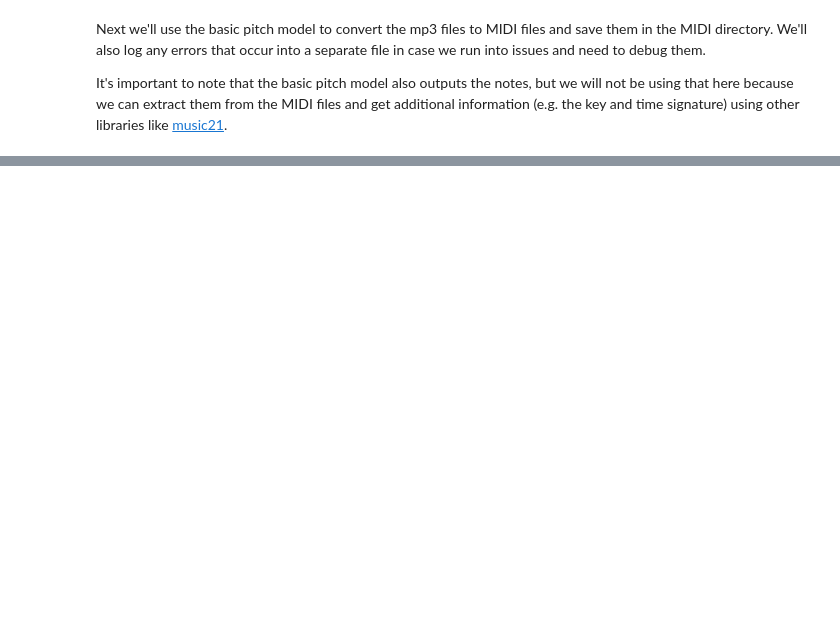
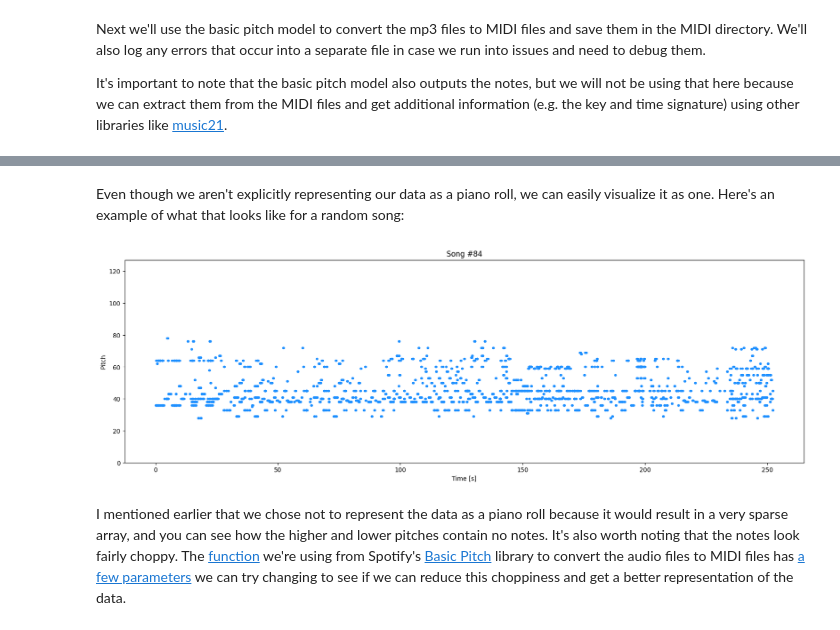
Before and after one commit to MacalusoJeff/Making-Math-Rock, a Jupyter notebook: MMR - Blog Post.ipynb, the cells around one changed output, grey strips where cells are left out. Saved outputs shown, nothing was run; the diff lists cells and outputs as text; code cells hidden in the pictures; blank space fills up the shorter version.

```diff
--- a/MMR - Blog Post.ipynb
+++ b/MMR - Blog Post.ipynb
@@ -56,14 +42,15 @@ We'll start with some library imports and then grab the paths to the MP3 files w
 # %%
 import os
 import numpy as np
+import pandas as pd
 import tensorflow as tf
 from basic_pitch import inference as basic_pitch_inference
 from basic_pitch import ICASSP_2022_MODEL_PATH  # Recommended when predicting for multiple songs
 
 # Set up the directories
 cwd = os.getcwd()
-mp3_directory = os.path.join(cwd, "Data/Songs/")
-midi_directory = os.path.join(cwd, "Data/MIDIs/")
+mp3_directory = os.path.join(cwd, "Data\\Songs\\")
+midi_directory = os.path.join(cwd, "Data\\MIDIs\\")
 
 # Rename all mp3s to numbers
 mp3_index = 0
@@ -90,4 +77,5 @@ for root, dirs, files in os.walk(mp3_directory):
             mp3s.append(filepath)
 
 # Remove mp3s that have already been converted
-mp3s = [mp3 for mp3 in mp3s if mp3.replace(".mp3", ".mid").replace("/Songs/", "/MIDIs/") not in midis]
+mp3s = [mp3 for mp3 in mp3s if mp3.replace(".mp3", ".mid").replace("\\Songs\\", "\\MIDIs\\") not in midis]
+print(f"Converting {len(mp3s)} mp3s to MIDI files...")
@@ -98,17 +88,16 @@ It's important to note that the basic pitch model also outputs the notes, but we
 # %%
 # Iterate through the mp3s, convert them to MIDI, and save them to the MIDI directory
 basic_pitch_model = tf.saved_model.load(str(ICASSP_2022_MODEL_PATH))
-log_file = open("Data/Outputs/processFailures.log", "w")  # To report issues
+log_file = open("Data\\Outputs\\processFailures.log", "w")  # To report issues
 num_processed_songs = 0  # For reporting overall results
 for i, mp3 in enumerate(mp3s):
     print(f"{i / len(mp3s):.0%}")
     mp3_to_convert = mp3s[i]
-    mp3 = mp3.replace("\\", "/")
 
     # Use basic pitch model to convert mp3 to MIDI
     try:
         _, midi_data, _ = basic_pitch_inference.predict(mp3, basic_pitch_model)
-        midi_path = mp3.replace("/Songs/", "/MIDIs/").replace(".mp3", ".mid")
+        midi_path = mp3.replace("\\Songs\\", "\\MIDIs\\").replace(".mp3", ".mid")
         midi_data.write(midi_path)  # Save the MIDI file
         midis.append(midi_path)  # Add the MIDI file to the list of MIDI files
         num_processed_songs += 1
@@ -121,7 +110,6 @@ for i, mp3 in enumerate(mp3s):
 log_file.close()
 
 # Report the results
-num_processed_songs = num_processed_songs
 num_total_songs = len(mp3s)
 print(
     f"Successfully processed {num_processed_songs}  \
@@ -235,0 +226,43 @@ asdf
+# %% [markdown]
+Even though we aren't explicitly representing our data as a piano roll, we can easily visualize it as one. Here's an example of what that looks like for a random song:
+# %%
+from typing import Optional
+import matplotlib.pyplot as plt
+
+def plot_piano_roll(notes: pd.DataFrame, count: Optional[int] = None, title: Optional[str] = None):
+    """
+    Plots a piano roll visualization of the notes in a DataFrame.
+
+    Args:
+        notes (pd.DataFrame): A DataFrame containing note information, including pitch, start time, and end time.
+        count (Optional[int]): The number of notes to plot. If None, all notes will be plotted.
+        title (Optional[str]): The title of the plot.
+
+    Returns:
+        None
+    """
+    plt.figure(figsize=(20, 6))
+    plot_pitch = np.stack([notes['pitch'], notes['pitch']], axis=0)
+    plot_start_stop = np.stack([notes['start'], notes['end']], axis=0)
+    plt.plot(
+        plot_start_stop[:, :count], plot_pitch[:, :count], color="dodgerblue", marker=".")
+    plt.xlabel('Time [s]')
+    plt.ylabel('Pitch')
+    plt.ylim(0, 127)
+    plt.title(title)
+    plt.show()
+
+
+# Pick a random song to plot
+sample_song = midis[np.random.randint(len(midis))]
+
+# Grab the song name to use as the title
+sample_song_name = sample_song.split("\\")[-1].replace(".mid", "")
+
+# Parse the song into a DataFrame and plot it
+sample_song = midi_to_notes(sample_song)
+plot_piano_roll(sample_song, title=f'Song #{sample_song_name}')
+# %% [output]
+[figure, added]
+# %% [markdown]
+I mentioned earlier that we chose not to represent the data as a piano roll because it would result in a very sparse array, and you can see how the higher and lower pitches contain no notes. It's also worth noting that the notes look fairly choppy. The [function](https://github.com/spotify/basic-pitch/blob/4855f26131c259a8795b2ae8124491ace83788c9/basic_pitch/inference.py#L262C1-L262C1) we're using from Spotify's [Basic Pitch](https://github.com/spotify/basic-pitch/tree/main) library to convert the audio files to MIDI files has [a few parameters](https://github.com/spotify/basic-pitch/blob/4855f26131c259a8795b2ae8124491ace83788c9/basic_pitch/inference.py#L280) we can try changing to see if we can reduce this choppiness and get a better representation of the data.
```
Also changed, not shown: parts of 37 cells of this notebook.
